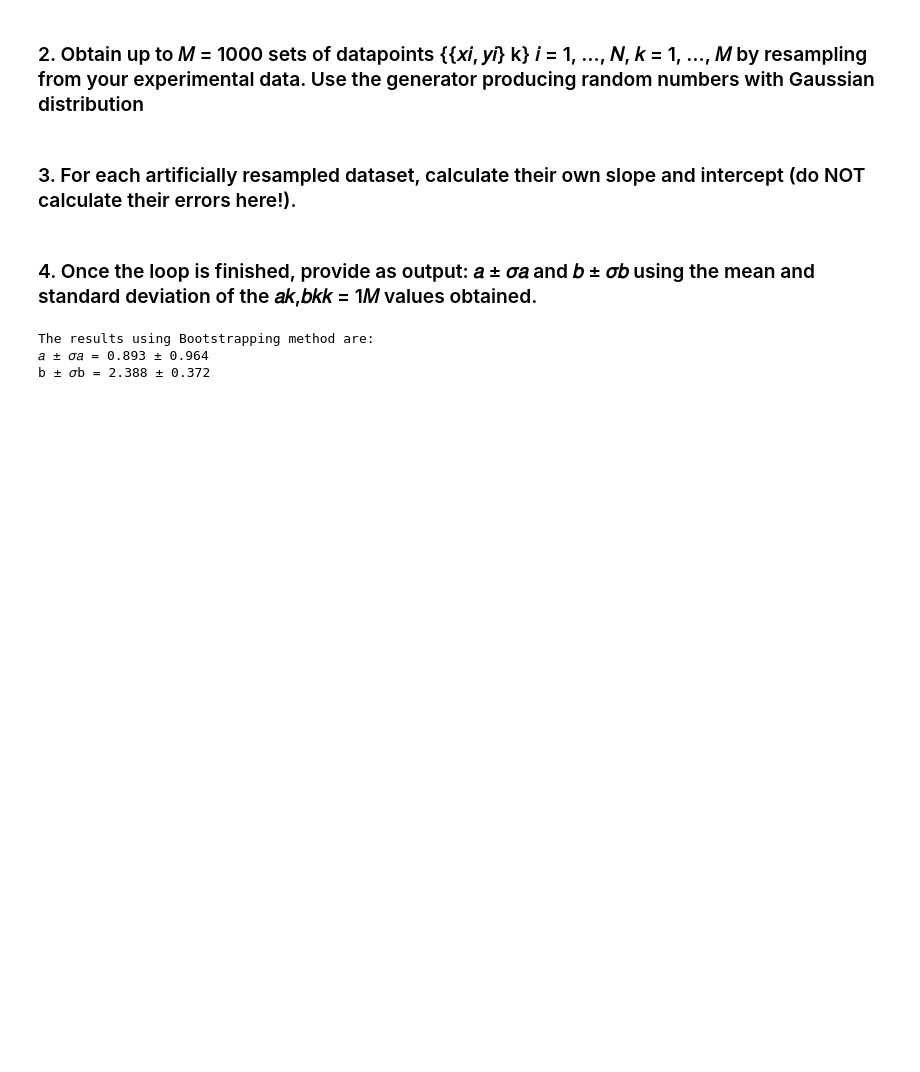
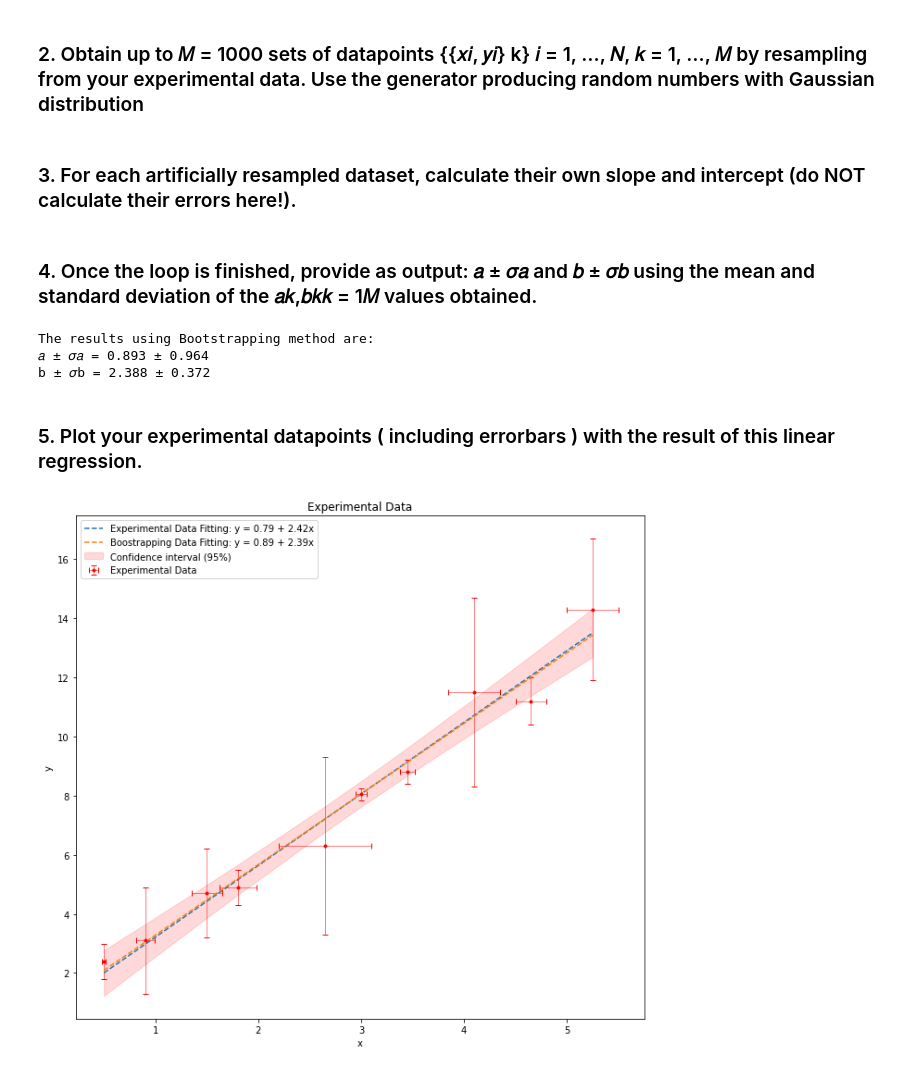
Before and after one commit to ccochato/cnm_final_project, a Jupyter notebook: FINAL_PROJECT_BOOTSTRAPPING.ipynb, the cells around one changed output. Saved outputs shown, nothing was run; the diff lists cells and outputs as text; code cells hidden in the pictures; blank space fills up the shorter version.

Commit message:
Plot of the experimental datapoints  with its linear regression.

```diff
--- a/FINAL_PROJECT_BOOTSTRAPPING.ipynb
+++ b/FINAL_PROJECT_BOOTSTRAPPING.ipynb
@@ -111,3 +111,31 @@ print('b ± 𝜎b = ' + str(round(b_m, 3)) +  " ± " + str(round(sd_b, 3)))
 The results using Bootstrapping method are:
 𝑎 ± 𝜎𝑎 = 0.893 ± 0.964
 b ± 𝜎b = 2.388 ± 0.372
+# %% [markdown]
+### 5. Plot your experimental datapoints ( including errorbars ) with the result of this linear regression.
+# %%
+# Create a plot environment
+fig, ax = plt.subplots(figsize = (11, 10))
+# Experimental data fitting plot
+a_d , b_d = slope_inter(x, y)
+yfit = a_d + b_d*np.array(x)
+plt.plot(x, yfit, "--", label = "Experimental Data Fitting: y = "+str(round(a_d, 2))+' + '+str(round(b_d, 2))+'x')
+plt.errorbar(x,y, xerr = sx, yerr = sy, fmt = 'ro', markersize = 3,
+             ecolor = 'red', capsize = 3,  linewidth = 0.5,
+             color = 'darkblue', label = "Experimental Data")
+# Boostrapping data fitting plot
+plt.plot(x, a_m + b_m*np.array(x), "--", label = "Boostrapping Data Fitting: y = "+str(round(a_m, 2))+' + '+str(round(b_m, 2))+'x')
+# Confidence interval plot
+resid = y - yfit
+s_err = np.sqrt(np.sum(resid**2)/(len(resid) - 1))
+t = stats.t.ppf(0.975, len(x)-1) # t = 0.975 for 95 % of confidence
+ci = t * s_err * np.sqrt(1/len(x) + (x - np.mean(x))**2/np.sum((x-np.mean(x))**2))
+plt.fill_between(x, yfit + ci, yfit - ci, color=[1, 0, 0, 0.15], label = "Confidence interval (95%)")
+
+plt.xlabel('x')
+plt.ylabel('y')
+plt.title('Experimental Data')
+plt.legend()
+plt.show()
+# %% [output]
+[figure, added]
```
